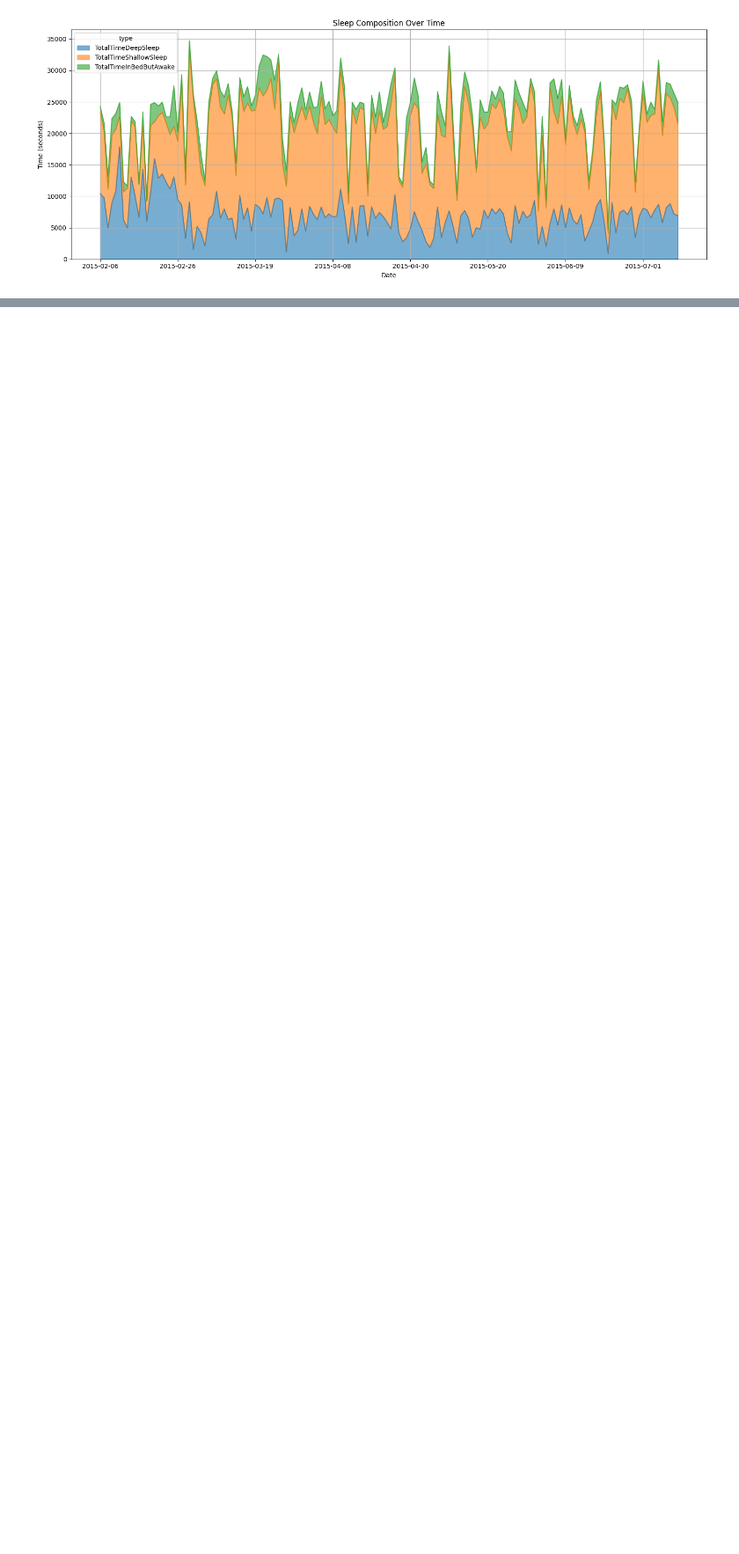
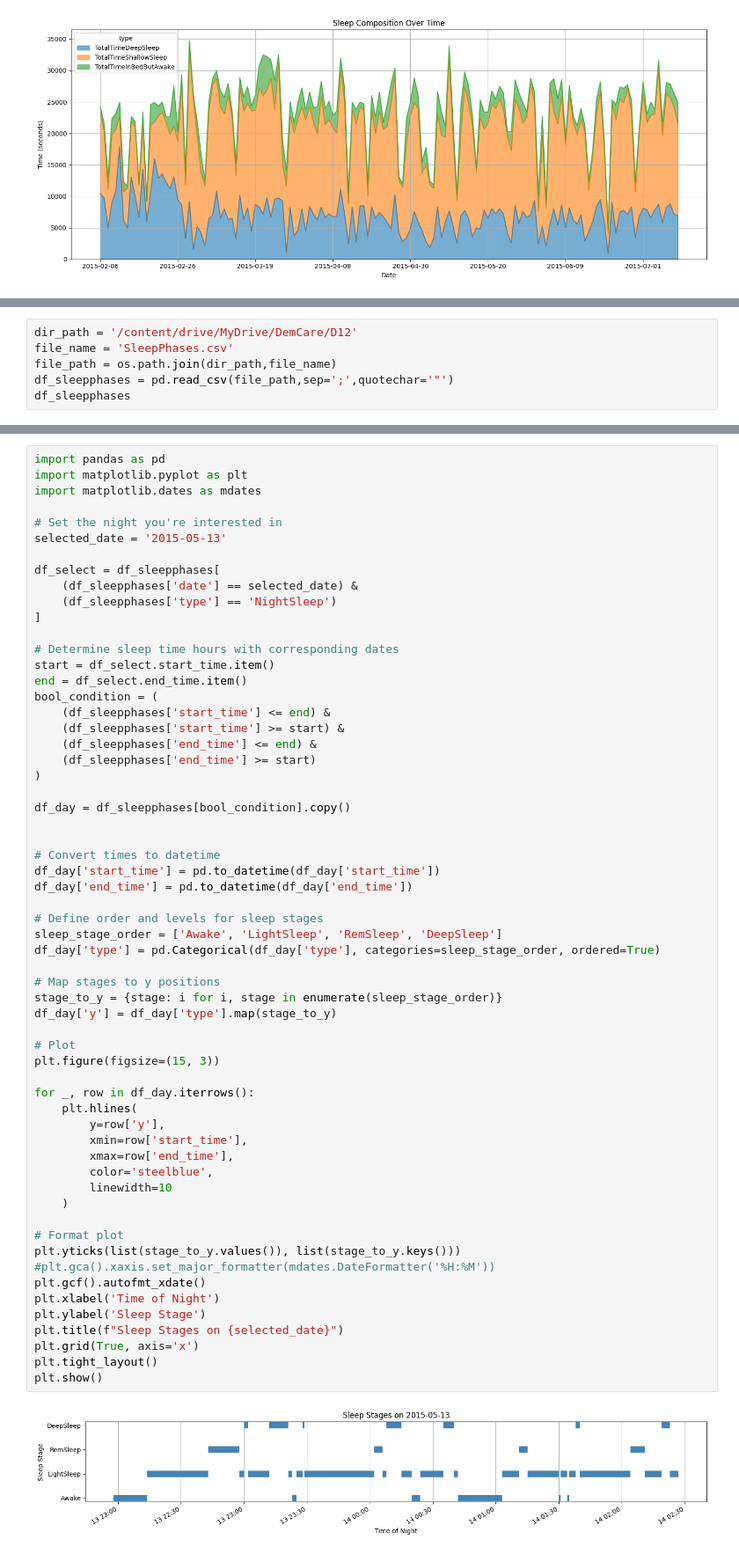
Before and after one commit to gkianfar/DemCare-Analysis, a Jupyter notebook: DemCare_Analysis.ipynb, the cells around one changed output, grey strips where cells are left out. Shown at 88% size. Drawn from its saved outputs; the diff is of its cells as text; blank space fills up the shorter version.

```diff
--- a/DemCare_Analysis.ipynb
+++ b/DemCare_Analysis.ipynb
@@ -414,0 +349,6 @@ plt.show()
+# %%
+dir_path = '/content/drive/MyDrive/DemCare/D12'
+file_name = 'SleepPhases.csv'
+file_path = os.path.join(dir_path,file_name)
+df_sleepphases = pd.read_csv(file_path,sep=';',quotechar='"')
+df_sleepphases
@@ -414,0 +373,62 @@ plt.show()
+# %%
+import pandas as pd
+import matplotlib.pyplot as plt
+import matplotlib.dates as mdates
+
+# Set the night you're interested in
+selected_date = '2015-05-13'
+
+df_select = df_sleepphases[
+    (df_sleepphases['date'] == selected_date) &
+    (df_sleepphases['type'] == 'NightSleep')
+]
+
+# Determine sleep time hours with corresponding dates
+start = df_select.start_time.item()
+end = df_select.end_time.item()
+bool_condition = (
+    (df_sleepphases['start_time'] <= end) &
+    (df_sleepphases['start_time'] >= start) &
+    (df_sleepphases['end_time'] <= end) &
+    (df_sleepphases['end_time'] >= start)
+)
+
+df_day = df_sleepphases[bool_condition].copy()
+
+
+# Convert times to datetime
+df_day['start_time'] = pd.to_datetime(df_day['start_time'])
+df_day['end_time'] = pd.to_datetime(df_day['end_time'])
+
+# Define order and levels for sleep stages
+sleep_stage_order = ['Awake', 'LightSleep', 'RemSleep', 'DeepSleep']
+df_day['type'] = pd.Categorical(df_day['type'], categories=sleep_stage_order, ordered=True)
+
+# Map stages to y positions
+stage_to_y = {stage: i for i, stage in enumerate(sleep_stage_order)}
+df_day['y'] = df_day['type'].map(stage_to_y)
+
+# Plot
+plt.figure(figsize=(15, 3))
+
+for _, row in df_day.iterrows():
+    plt.hlines(
+        y=row['y'],
+        xmin=row['start_time'],
+        xmax=row['end_time'],
+        color='steelblue',
+        linewidth=10
+    )
+
+# Format plot
+plt.yticks(list(stage_to_y.values()), list(stage_to_y.keys()))
+#plt.gca().xaxis.set_major_formatter(mdates.DateFormatter('%H:%M'))
+plt.gcf().autofmt_xdate()
+plt.xlabel('Time of Night')
+plt.ylabel('Sleep Stage')
+plt.title(f"Sleep Stages on {selected_date}")
+plt.grid(True, axis='x')
+plt.tight_layout()
+plt.show()
+# %% [output]
+[figure, added]
```
Also changed, not shown: parts of 18 cells of this notebook.
